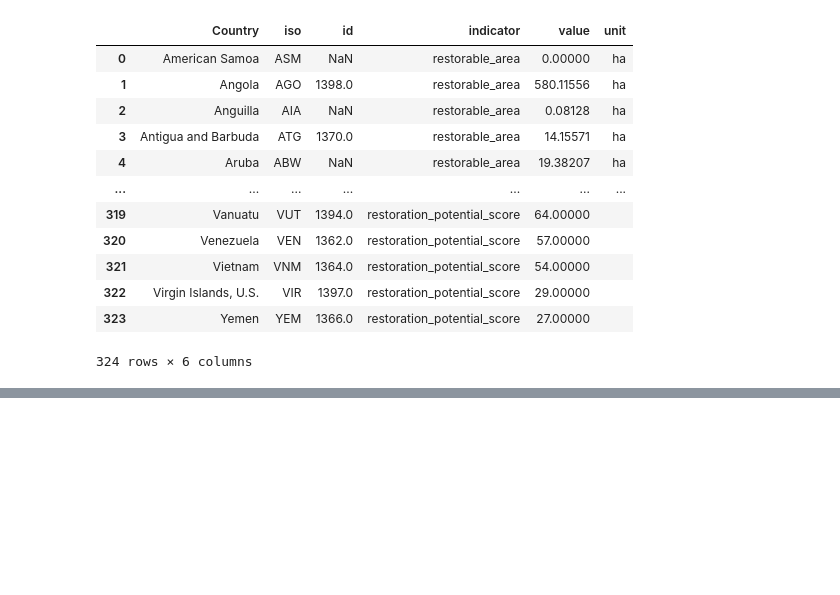
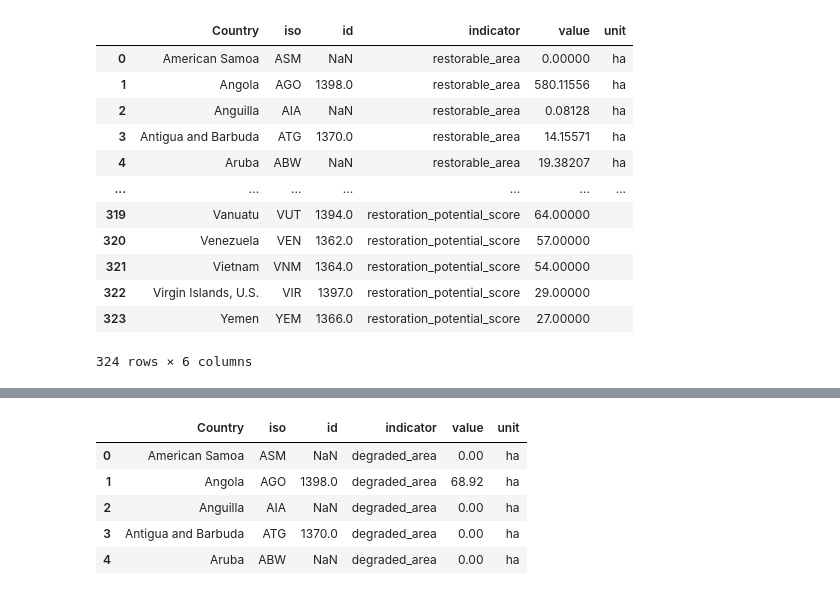
Before and after one commit to lhilarides/mangrove-atlas, a Jupyter notebook: data/notebooks/Lab/data_processing/restoration_and_degradation_widget.ipynb, the cells around one changed output, grey strips where cells are left out. Saved outputs shown, nothing was run; the diff lists cells and outputs as text; code cells hidden in the pictures; blank space fills up the shorter version.

```diff
--- a/data/notebooks/Lab/data_processing/restoration_and_degradation_widget.ipynb
+++ b/data/notebooks/Lab/data_processing/restoration_and_degradation_widget.ipynb
@@ -8,5 +41,5 @@ import fiona
 # %%
-gdb_file =f'../../../data/Typology_and_Restoration_Potential/Data/Typology_and_Restoration_Potential/Data/MOW_Global_Mangrove_Restoration_20190411.gdb'
+gdb_file =f'{path_in}/MOW_Global_Mangrove_Restoration_20190411.gdb'
 layers = fiona.listlayers(gdb_file)
 # %%
 layers
@@ -238,0 +242,4 @@ table2.to_csv('../../../data/RestorationPotential.csv')
+# %%
+# degradation (d) table
+d = layer0[['Country']]
+d.head()
@@ -238,0 +253,4 @@ table2.to_csv('../../../data/RestorationPotential.csv')
+# %%
+# Add iso codes to countries in rp dataframe
+d = pd.merge(d, isocodes, how='left', left_on='Country', right_on='NAME_0')
+d.head()
@@ -238,0 +273,14 @@ table2.to_csv('../../../data/RestorationPotential.csv')
+# %%
+# Create degraded area indicator
+ind1 = d.copy()
+ind1['indicator'] = 'degraded_area'
+ind1 = pd.merge(ind1,layer0[['Country','Rest_Area_Dgrd']],on='Country', how='left').rename(columns={'Rest_Area_Dgrd':'value'})
+ind1['unit']='ha'
+ind1.head()
+# %% [output]
+|  | Country | iso | id | indicator | value | unit |
+| 0 | American Samoa | ASM | NaN | degraded_area | 0.00 | ha |
+| 1 | Angola | AGO | 1398.0 | degraded_area | 68.92 | ha |
+| 2 | Anguilla | AIA | NaN | degraded_area | 0.00 | ha |
+| 3 | Antigua and Barbuda | ATG | 1370.0 | degraded_area | 0.00 | ha |
+| 4 | Aruba | ABW | NaN | degraded_area | 0.00 | ha |
```
Also changed, not shown: parts of 34 cells of this notebook.
